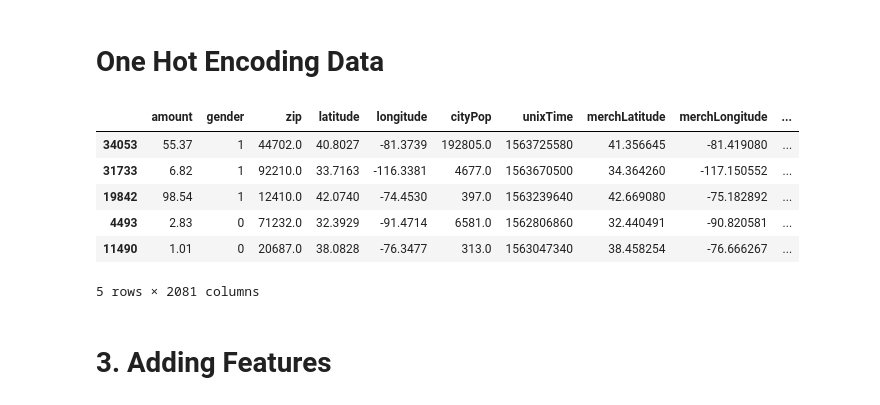
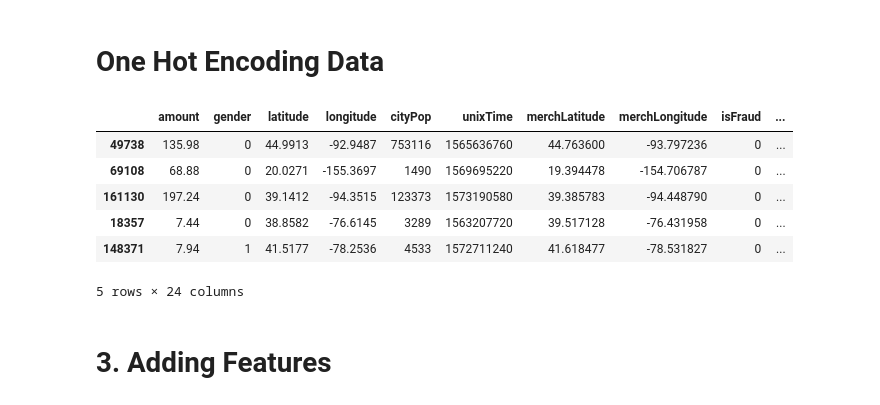
Before and after one commit to ethan-rng/dataquest, a Jupyter notebook: transformerModel.ipynb, the cells around one changed output. Cells and saved outputs as stored; diff of their text form; code cells hidden in the pictures.

```diff
--- a/transformerModel.ipynb
+++ b/transformerModel.ipynb
@@ -78,26 +78,28 @@ df.sample(5)
 # %%
 """
 print(df.groupby('job').job.count())
 print(df.groupby('state').state.count())
 print(df.groupby('city').city.count())
 print(df.groupby('category').category.count())
 print(df.groupby('business').business.count())
 """
 
-df = pd.get_dummies(df, columns=['job'])
-df = pd.get_dummies(df, columns=['state'])
-df = pd.get_dummies(df, columns=['city'])
+#df = pd.get_dummies(df, columns=['job'])
+#df = pd.get_dummies(df, columns=['state'])
+#df = pd.get_dummies(df, columns=['city'])
 df = pd.get_dummies(df, columns=['category'])
-df = pd.get_dummies(df, columns=['business'])
+#df = pd.get_dummies(df, columns=['business'])
+
+df = df.drop(["job", "state", "city", "business", "zip"], axis=1)
 df.sample(5)
 # %% [output]
-|  | amount | gender | zip | latitude | longitude | cityPop | unixTime | merchLatitude | merchLongitude | ... |
-| 34053 | 55.37 | 1 | 44702.0 | 40.8027 | -81.3739 | 192805.0 | 1563725580 | 41.356645 | -81.419080 | ... |
-| 31733 | 6.82 | 1 | 92210.0 | 33.7163 | -116.3381 | 4677.0 | 1563670500 | 34.364260 | -117.150552 | ... |
-| 19842 | 98.54 | 1 | 12410.0 | 42.0740 | -74.4530 | 397.0 | 1563239640 | 42.669080 | -75.182892 | ... |
-| 4493 | 2.83 | 0 | 71232.0 | 32.3929 | -91.4714 | 6581.0 | 1562806860 | 32.440491 | -90.820581 | ... |
-| 11490 | 1.01 | 0 | 20687.0 | 38.0828 | -76.3477 | 313.0 | 1563047340 | 38.458254 | -76.666267 | ... |
+|  | amount | gender | latitude | longitude | cityPop | unixTime | merchLatitude | merchLongitude | isFraud | ... |
+| 49738 | 135.98 | 0 | 44.9913 | -92.9487 | 753116 | 1565636760 | 44.763600 | -93.797236 | 0 | ... |
+| 69108 | 68.88 | 0 | 20.0271 | -155.3697 | 1490 | 1569695220 | 19.394478 | -154.706787 | 0 | ... |
+| 161130 | 197.24 | 0 | 39.1412 | -94.3515 | 123373 | 1573190580 | 39.385783 | -94.448790 | 0 | ... |
+| 18357 | 7.44 | 0 | 38.8582 | -76.6145 | 3289 | 1563207720 | 39.517128 | -76.431958 | 0 | ... |
+| 148371 | 7.94 | 1 | 41.5177 | -78.2536 | 4533 | 1572711240 | 41.618477 | -78.531827 | 0 | ... |
-5 rows × 2081 columns
+5 rows × 24 columns
 # %% [markdown]
 # 3. Adding Features
 # %% [markdown]
```
Also changed, not shown: parts of 12 cells of this notebook, 4 other files.
